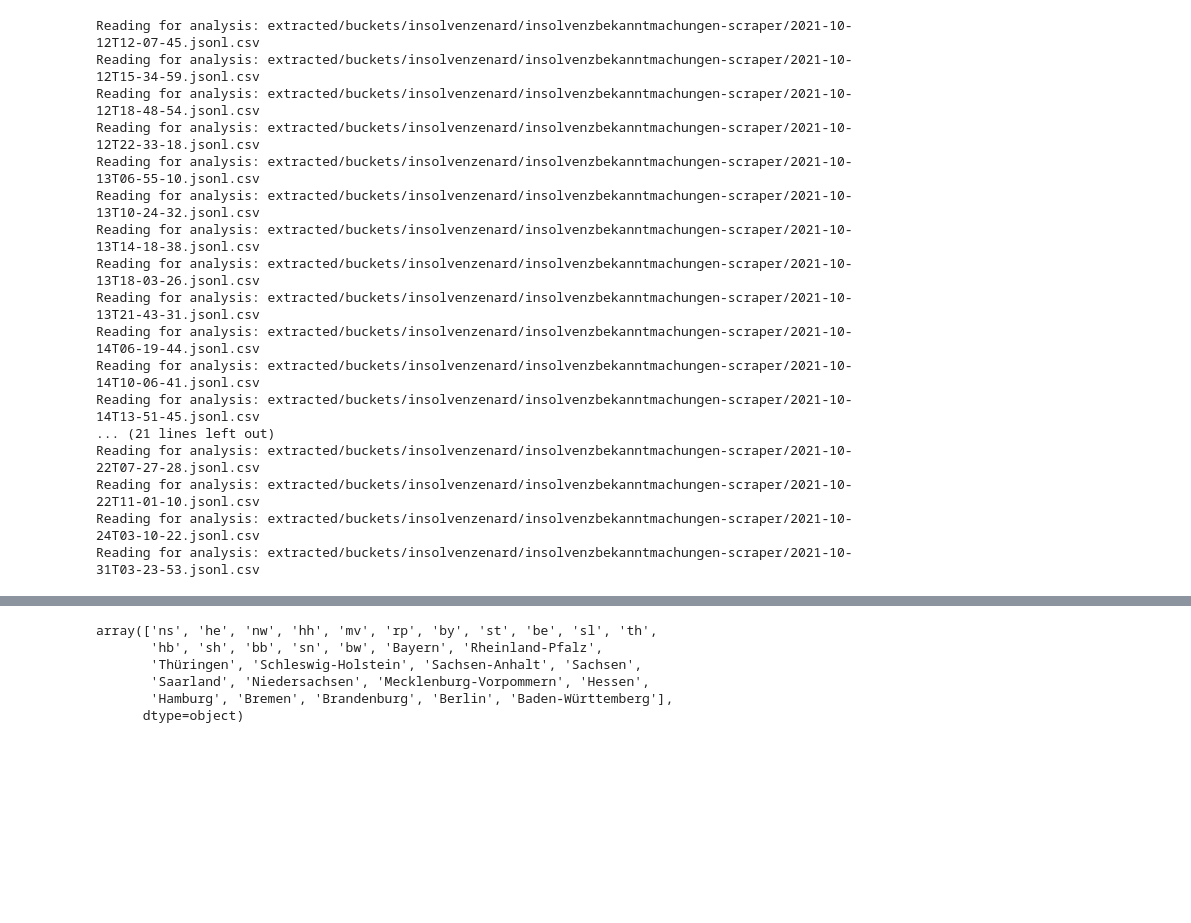
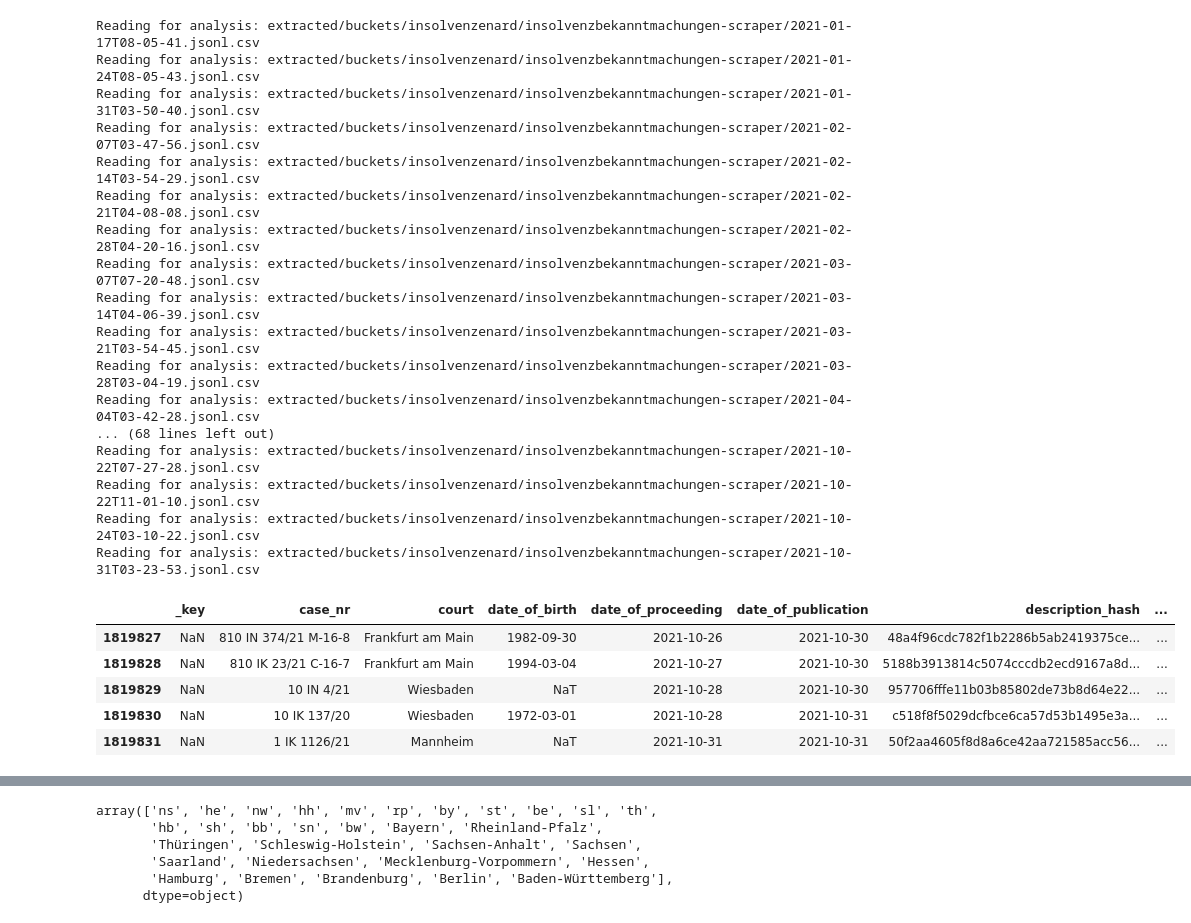
Before and after one commit to wdr-data/insolvenzen, a Jupyter notebook: Insolvenzen_privat_IK.ipynb, the cells around one changed output, grey strips where cells are left out. Drawn from its saved outputs; the diff is of its cells as text; code cells hidden in the pictures; blank space fills up the shorter version.

```diff
--- a/Insolvenzen_privat_IK.ipynb
+++ b/Insolvenzen_privat_IK.ipynb
@@ -20,8 +20,6 @@ def load_data():
         df_parts = []
 
         for path in sorted(paths):
-            if path.parts[-1] < "2021-10-12T12-07-45.jsonl.csv":
-                continue
 
             print("Reading for analysis:", path)
 
@@ -47,19 +45,19 @@ def load_data():
 # %%
 df = load_data()
 # %% [output]
-Reading for analysis: extracted/buckets/insolvenzenard/insolvenzbekanntmachungen-scraper/2021-10-12T12-07-45.jsonl.csv
-Reading for analysis: extracted/buckets/insolvenzenard/insolvenzbekanntmachungen-scraper/2021-10-12T15-34-59.jsonl.csv
-Reading for analysis: extracted/buckets/insolvenzenard/insolvenzbekanntmachungen-scraper/2021-10-12T18-48-54.jsonl.csv
-Reading for analysis: extracted/buckets/insolvenzenard/insolvenzbekanntmachungen-scraper/2021-10-12T22-33-18.jsonl.csv
-Reading for analysis: extracted/buckets/insolvenzenard/insolvenzbekanntmachungen-scraper/2021-10-13T06-55-10.jsonl.csv
-Reading for analysis: extracted/buckets/insolvenzenard/insolvenzbekanntmachungen-scraper/2021-10-13T10-24-32.jsonl.csv
-Reading for analysis: extracted/buckets/insolvenzenard/insolvenzbekanntmachungen-scraper/2021-10-13T14-18-38.jsonl.csv
-Reading for analysis: extracted/buckets/insolvenzenard/insolvenzbekanntmachungen-scraper/2021-10-13T18-03-26.jsonl.csv
-Reading for analysis: extracted/buckets/insolvenzenard/insolvenzbekanntmachungen-scraper/2021-10-13T21-43-31.jsonl.csv
-Reading for analysis: extracted/buckets/insolvenzenard/insolvenzbekanntmachungen-scraper/2021-10-14T06-19-44.jsonl.csv
-Reading for analysis: extracted/buckets/insolvenzenard/insolvenzbekanntmachungen-scraper/2021-10-14T10-06-41.jsonl.csv
-Reading for analysis: extracted/buckets/insolvenzenard/insolvenzbekanntmachungen-scraper/2021-10-14T13-51-45.jsonl.csv
-... (21 lines left out)
+Reading for analysis: extracted/buckets/insolvenzenard/insolvenzbekanntmachungen-scraper/2021-01-17T08-05-41.jsonl.csv
+Reading for analysis: extracted/buckets/insolvenzenard/insolvenzbekanntmachungen-scraper/2021-01-24T08-05-43.jsonl.csv
+Reading for analysis: extracted/buckets/insolvenzenard/insolvenzbekanntmachungen-scraper/2021-01-31T03-50-40.jsonl.csv
+Reading for analysis: extracted/buckets/insolvenzenard/insolvenzbekanntmachungen-scraper/2021-02-07T03-47-56.jsonl.csv
+Reading for analysis: extracted/buckets/insolvenzenard/insolvenzbekanntmachungen-scraper/2021-02-14T03-54-29.jsonl.csv
+Reading for analysis: extracted/buckets/insolvenzenard/insolvenzbekanntmachungen-scraper/2021-02-21T04-08-08.jsonl.csv
+Reading for analysis: extracted/buckets/insolvenzenard/insolvenzbekanntmachungen-scraper/2021-02-28T04-20-16.jsonl.csv
+Reading for analysis: extracted/buckets/insolvenzenard/insolvenzbekanntmachungen-scraper/2021-03-07T07-20-48.jsonl.csv
+Reading for analysis: extracted/buckets/insolvenzenard/insolvenzbekanntmachungen-scraper/2021-03-14T04-06-39.jsonl.csv
+Reading for analysis: extracted/buckets/insolvenzenard/insolvenzbekanntmachungen-scraper/2021-03-21T03-54-45.jsonl.csv
+Reading for analysis: extracted/buckets/insolvenzenard/insolvenzbekanntmachungen-scraper/2021-03-28T03-04-19.jsonl.csv
+Reading for analysis: extracted/buckets/insolvenzenard/insolvenzbekanntmachungen-scraper/2021-04-04T03-42-28.jsonl.csv
+... (68 lines left out)
 Reading for analysis: extracted/buckets/insolvenzenard/insolvenzbekanntmachungen-scraper/2021-10-22T07-27-28.jsonl.csv
 Reading for analysis: extracted/buckets/insolvenzenard/insolvenzbekanntmachungen-scraper/2021-10-22T11-01-10.jsonl.csv
 Reading for analysis: extracted/buckets/insolvenzenard/insolvenzbekanntmachungen-scraper/2021-10-24T03-10-22.jsonl.csv
@@ -68,0 +69,9 @@ df.drop_duplicates(subset ="description_hash", keep = "last", inplace = True)
+# %%
+df.tail()
+# %% [output]
+|  | _key | case_nr | court | date_of_birth | date_of_proceeding | date_of_publication | description_hash | ... |
+| 1819827 | NaN | 810 IN 374/21 M-16-8 | Frankfurt am Main | 1982-09-30 | 2021-10-26 | 2021-10-30 | 48a4f96cdc782f1b2286b5ab2419375ce... | ... |
+| 1819828 | NaN | 810 IK 23/21 C-16-7 | Frankfurt am Main | 1994-03-04 | 2021-10-27 | 2021-10-30 | 5188b3913814c5074cccdb2ecd9167a8d... | ... |
+| 1819829 | NaN | 10 IN 4/21 | Wiesbaden | NaT | 2021-10-28 | 2021-10-30 | 957706fffe11b03b85802de73b8d64e22... | ... |
+| 1819830 | NaN | 10 IK 137/20 | Wiesbaden | 1972-03-01 | 2021-10-28 | 2021-10-31 | c518f8f5029dcfbce6ca57d53b1495e3a... | ... |
+| 1819831 | NaN | 1 IK 1126/21 | Mannheim | NaT | 2021-10-31 | 2021-10-31 | 50f2aa4605f8d8a6ce42aa721585acc56... | ... |
```
Also changed, not shown: parts of 15 cells of this notebook, 2 other files.
